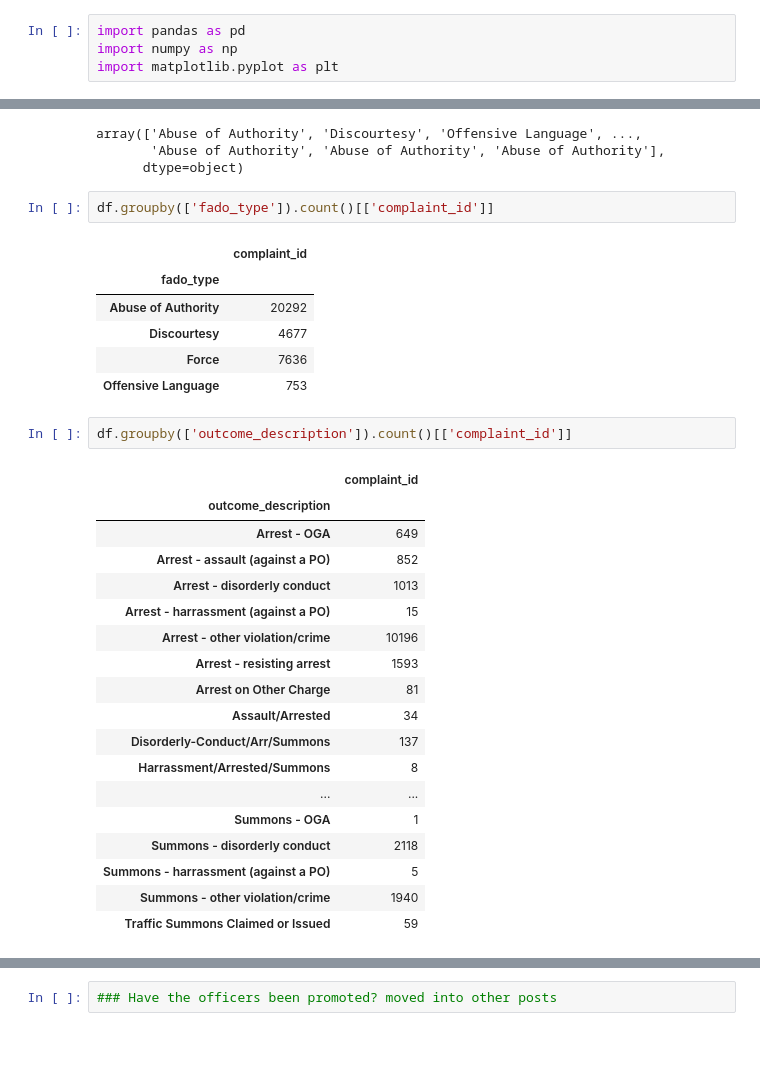
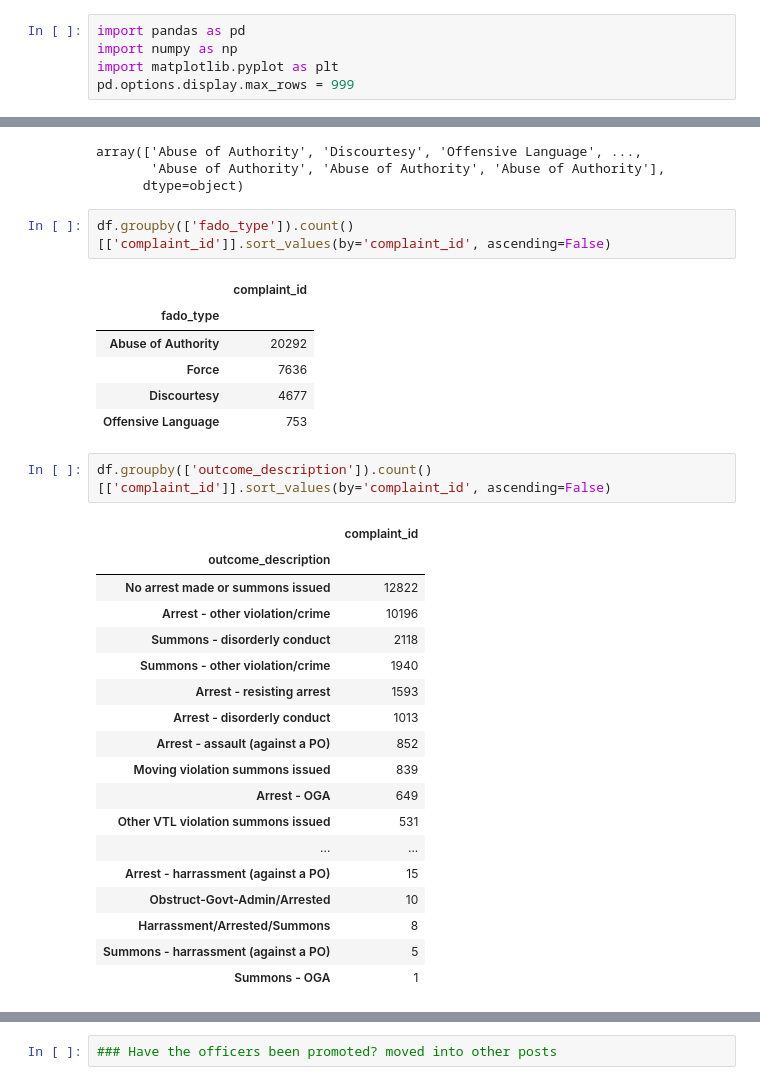
Before and after one commit to luismjimenez/CCRB-repo, a Jupyter notebook: CCRB-dataset.ipynb, the cells around one changed output, grey strips where cells are left out. Drawn from its saved outputs; the diff is of its cells as text; blank space fills up the shorter version.

```diff
--- a/CCRB-dataset.ipynb
+++ b/CCRB-dataset.ipynb
@@ -2,6 +2,7 @@
 import pandas as pd
 import numpy as np
 import matplotlib.pyplot as plt
+pd.options.display.max_rows = 999
 # %%
 df = pd.read_csv('allegations_20200726939.csv')
 # %%
@@ -296,35 +309,35 @@ array(['Abuse of Authority', 'Discourtesy', 'Offensive Language', ...,
        'Abuse of Authority', 'Abuse of Authority', 'Abuse of Authority'],
       dtype=object)
 # %%
-df.groupby(['fado_type']).count()[['complaint_id']]
+df.groupby(['fado_type']).count()[['complaint_id']].sort_values(by='complaint_id', ascending=False)
 # %% [output]
 |  | complaint_id |
 | fado_type |  |
 | Abuse of Authority | 20292 |
+| Force | 7636 |
 | Discourtesy | 4677 |
-| Force | 7636 |
 | Offensive Language | 753 |
 # %%
-df.groupby(['outcome_description']).count()[['complaint_id']]
+df.groupby(['outcome_description']).count()[['complaint_id']].sort_values(by='complaint_id', ascending=False)
 # %% [output]
 |  | complaint_id |
 | outcome_description |  |
+| No arrest made or summons issued | 12822 |
+| Arrest - other violation/crime | 10196 |
+| Summons - disorderly conduct | 2118 |
+| Summons - other violation/crime | 1940 |
+| Arrest - resisting arrest | 1593 |
+| Arrest - disorderly conduct | 1013 |
+| Arrest - assault (against a PO) | 852 |
+| Moving violation summons issued | 839 |
 | Arrest - OGA | 649 |
-| Arrest - assault (against a PO) | 852 |
-| Arrest - disorderly conduct | 1013 |
+| Other VTL violation summons issued | 531 |
+| ... | ... |
 | Arrest - harrassment (against a PO) | 15 |
-| Arrest - other violation/crime | 10196 |
-| Arrest - resisting arrest | 1593 |
-| Arrest on Other Charge | 81 |
-| Assault/Arrested | 34 |
-| Disorderly-Conduct/Arr/Summons | 137 |
+| Obstruct-Govt-Admin/Arrested | 10 |
 | Harrassment/Arrested/Summons | 8 |
-| ... | ... |
+| Summons - harrassment (against a PO) | 5 |
 | Summons - OGA | 1 |
-| Summons - disorderly conduct | 2118 |
-| Summons - harrassment (against a PO) | 5 |
-| Summons - other violation/crime | 1940 |
-| Traffic Summons Claimed or Issued | 59 |
 # %%
 # df[['rank_incident']]
 # df[['rank_now']]
```
Also changed, not shown: parts of 11 cells of this notebook.
